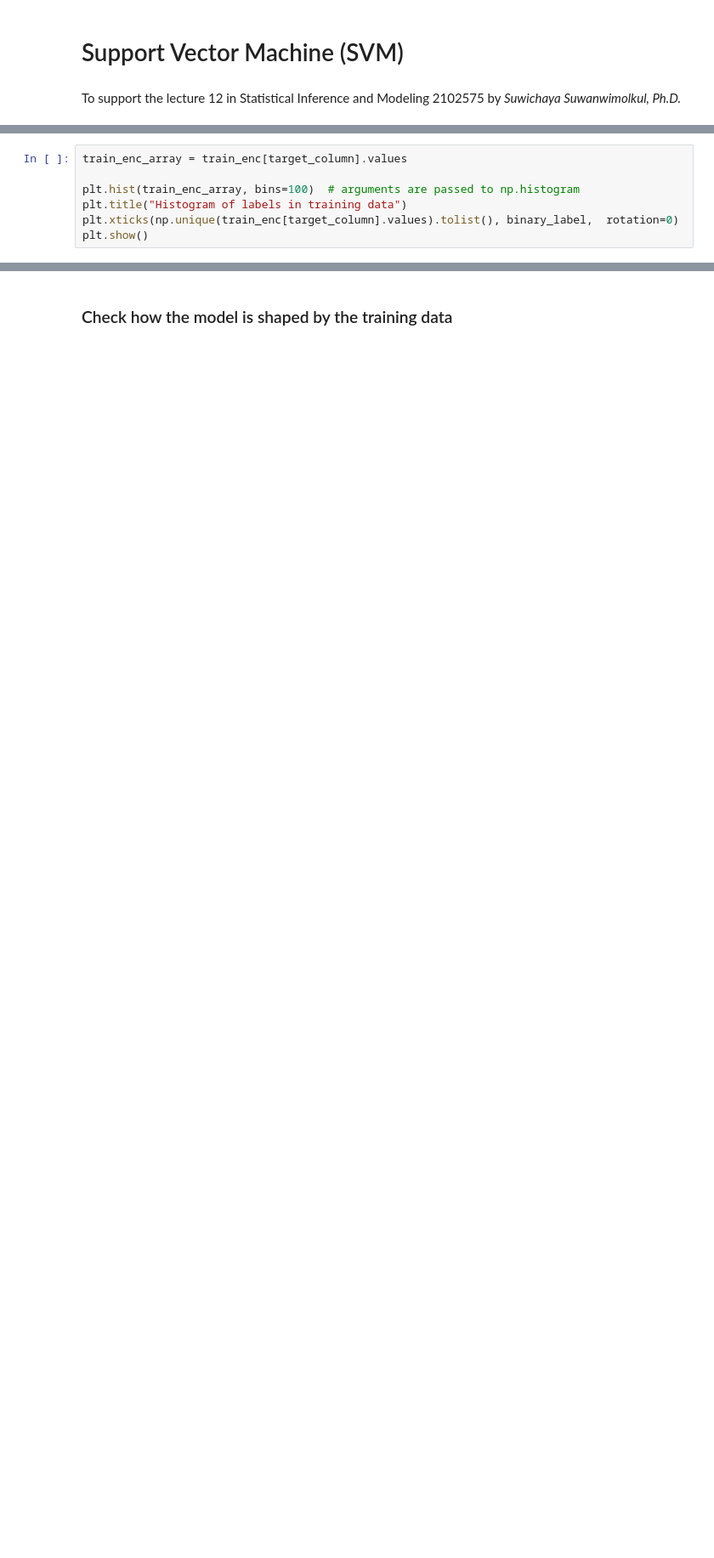
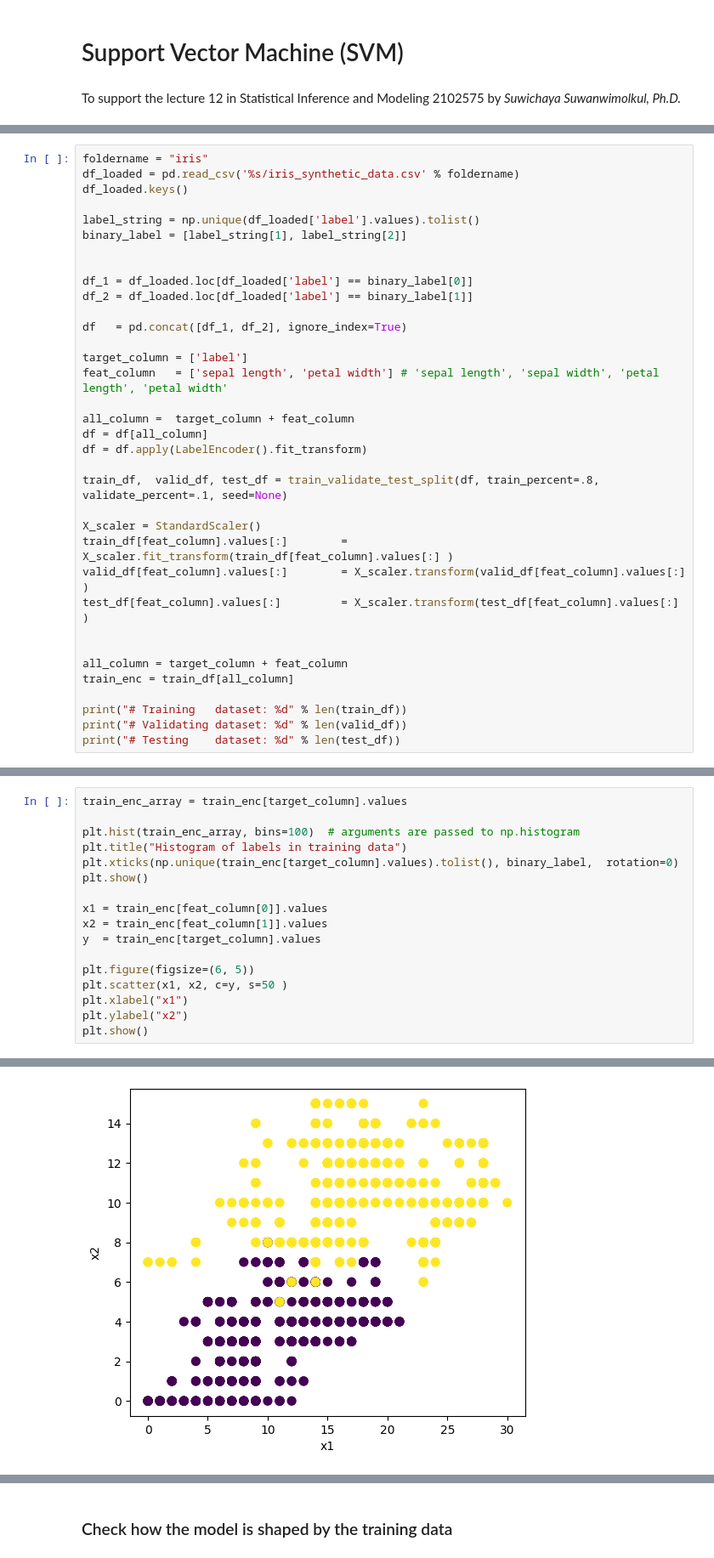
Before and after one commit to GenAI-CUEE/Statistical-Learning-EE575-Y2024, a Jupyter notebook: Lab4/main.ipynb, the cells around one changed output, grey strips where cells are left out. Shown: that part at 85% size. Drawn from its saved outputs; the diff is of its cells as text; blank space fills up the shorter version.

```diff
--- a/Lab4/main.ipynb
+++ b/Lab4/main.ipynb
@@ -36,3 +36,38 @@ def train_validate_test_split(df, train_percent=.6, validate_percent=.2, seed=No
     test        = test.reset_index(drop=True)
 
     return train, validate, test
+# %%
+foldername = "iris"
+df_loaded = pd.read_csv('%s/iris_synthetic_data.csv' % foldername)
+df_loaded.keys()
+
+label_string = np.unique(df_loaded['label'].values).tolist()
+binary_label = [label_string[1], label_string[2]]
+
+
+df_1 = df_loaded.loc[df_loaded['label'] == binary_label[0]]
+df_2 = df_loaded.loc[df_loaded['label'] == binary_label[1]]
+
+df   = pd.concat([df_1, df_2], ignore_index=True)
+
+target_column = ['label']
+feat_column   = ['sepal length', 'petal width'] # 'sepal length', 'sepal width', 'petal length', 'petal width'
+
+all_column =  target_column + feat_column
+df = df[all_column]
+df = df.apply(LabelEncoder().fit_transform)
+
+train_df,  valid_df, test_df = train_validate_test_split(df, train_percent=.8, validate_percent=.1, seed=None)
+
+X_scaler = StandardScaler()
+train_df[feat_column].values[:]        = X_scaler.fit_transform(train_df[feat_column].values[:] )
+valid_df[feat_column].values[:]        = X_scaler.transform(valid_df[feat_column].values[:] )
+test_df[feat_column].values[:]         = X_scaler.transform(test_df[feat_column].values[:] )
+
+
+all_column = target_column + feat_column
+train_enc = train_df[all_column]
+
+print("# Training   dataset: %d" % len(train_df))
+print("# Validating dataset: %d" % len(valid_df))
+print("# Testing    dataset: %d" % len(test_df))
@@ -82,9 +80,20 @@ print("# Validating dataset: %d" % len(valid_df))
 # %%
 train_enc_array = train_enc[target_column].values
 
 plt.hist(train_enc_array, bins=100)  # arguments are passed to np.histogram
 plt.title("Histogram of labels in training data")
 plt.xticks(np.unique(train_enc[target_column].values).tolist(), binary_label,  rotation=0)
 plt.show()
+
+x1 = train_enc[feat_column[0]].values
+x2 = train_enc[feat_column[1]].values
+y  = train_enc[target_column].values
+
+plt.figure(figsize=(6, 5))
+plt.scatter(x1, x2, c=y, s=50 )
+plt.xlabel("x1")
+plt.ylabel("x2")
+plt.show()
 # %% [output]
 [figure]
+[figure, added]
```
Also changed, not shown: parts of 33 cells of this notebook, 1 other file.
